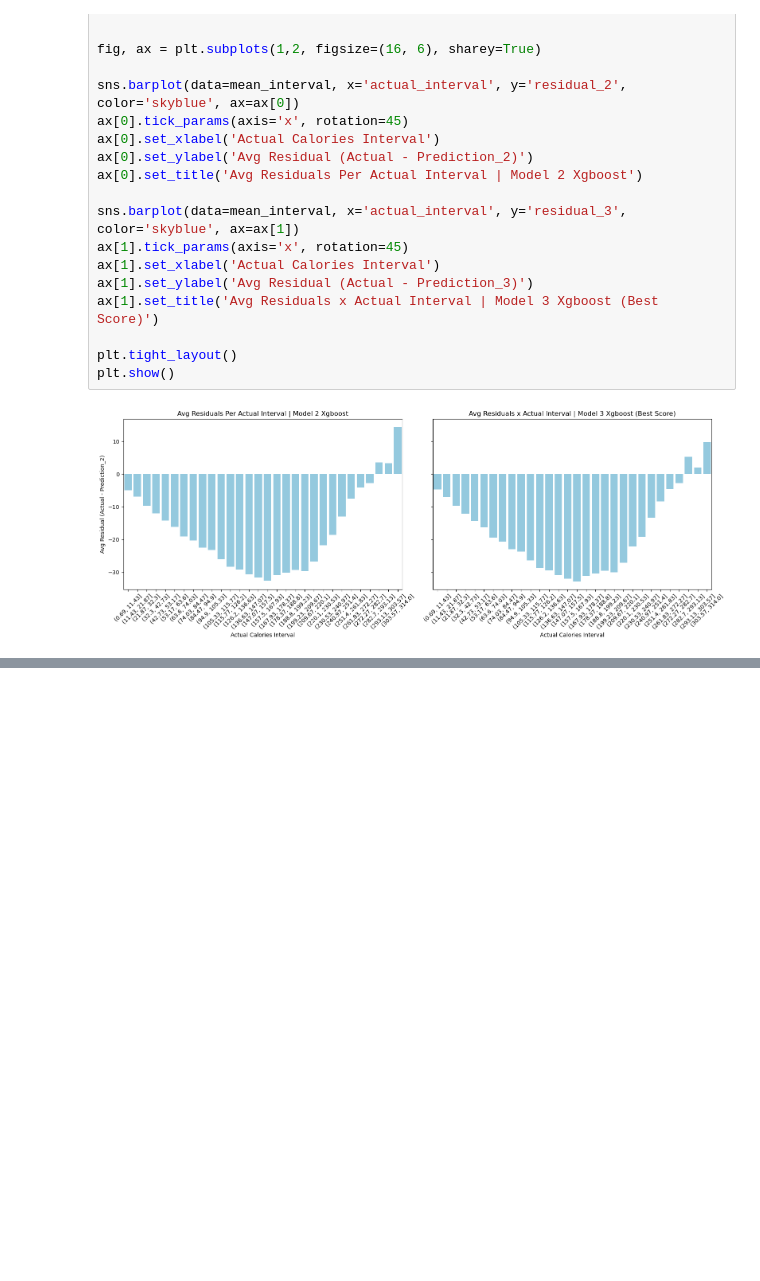
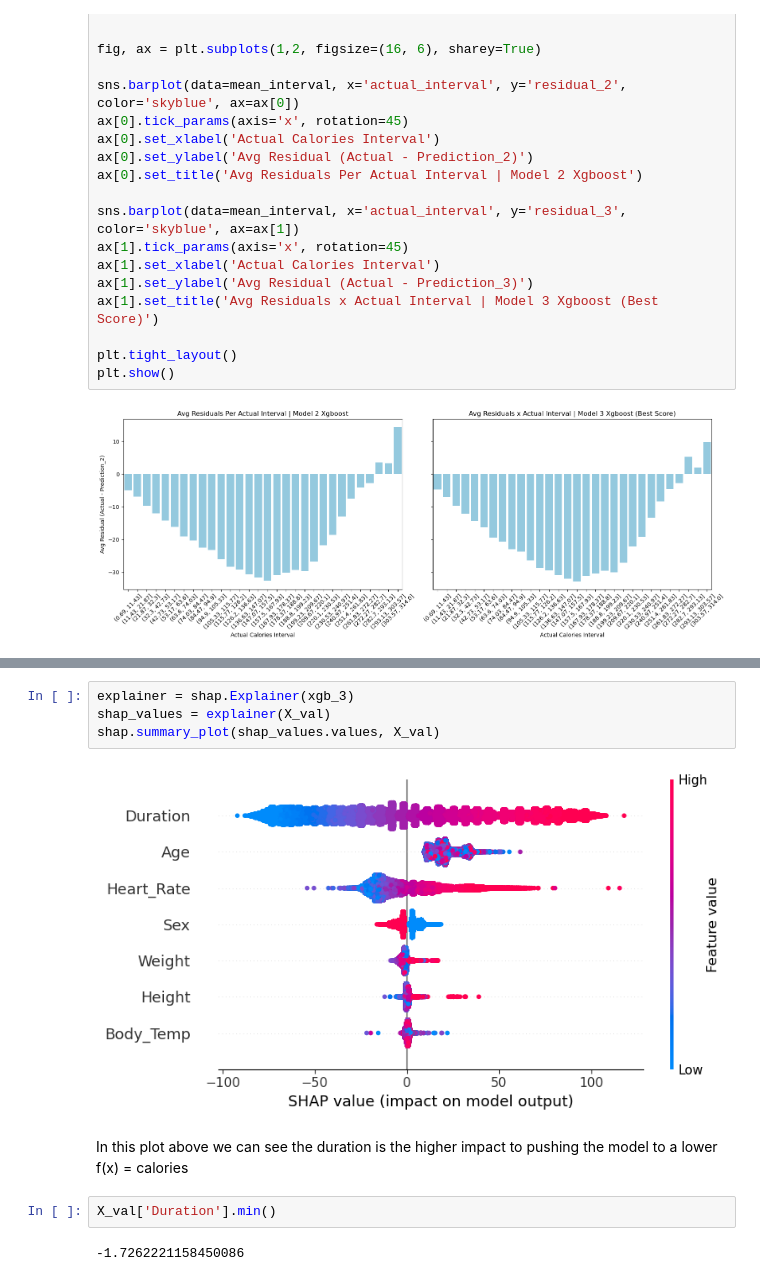
Before and after one commit to GuilhermeKnipl/Data-Science-Lab, a Jupyter notebook: frameworks_notebooks/Kaggle_Calories_EDA.ipynb, the cells around one changed output, grey strips where cells are left out. Saved outputs shown, nothing was run; the diff lists cells and outputs as text; blank space fills up the shorter version.

Commit message:
Model feautures EDA

```diff
--- a/frameworks_notebooks/Kaggle_Calories_EDA.ipynb
+++ b/frameworks_notebooks/Kaggle_Calories_EDA.ipynb
@@ -128,0 +133,12 @@ plt.show()
+# %%
+explainer = shap.Explainer(xgb_3)
+shap_values = explainer(X_val)
+shap.summary_plot(shap_values.values, X_val)
+# %% [output]
+[figure, added]
+# %% [markdown]
+In this plot above we can see the duration is the higher impact to pushing the model to a lower f(x) = calories
+# %%
+X_val['Duration'].min()
+# %% [output]
+-1.7262221158450086
```
Also changed, not shown: parts of 2 cells of this notebook.
